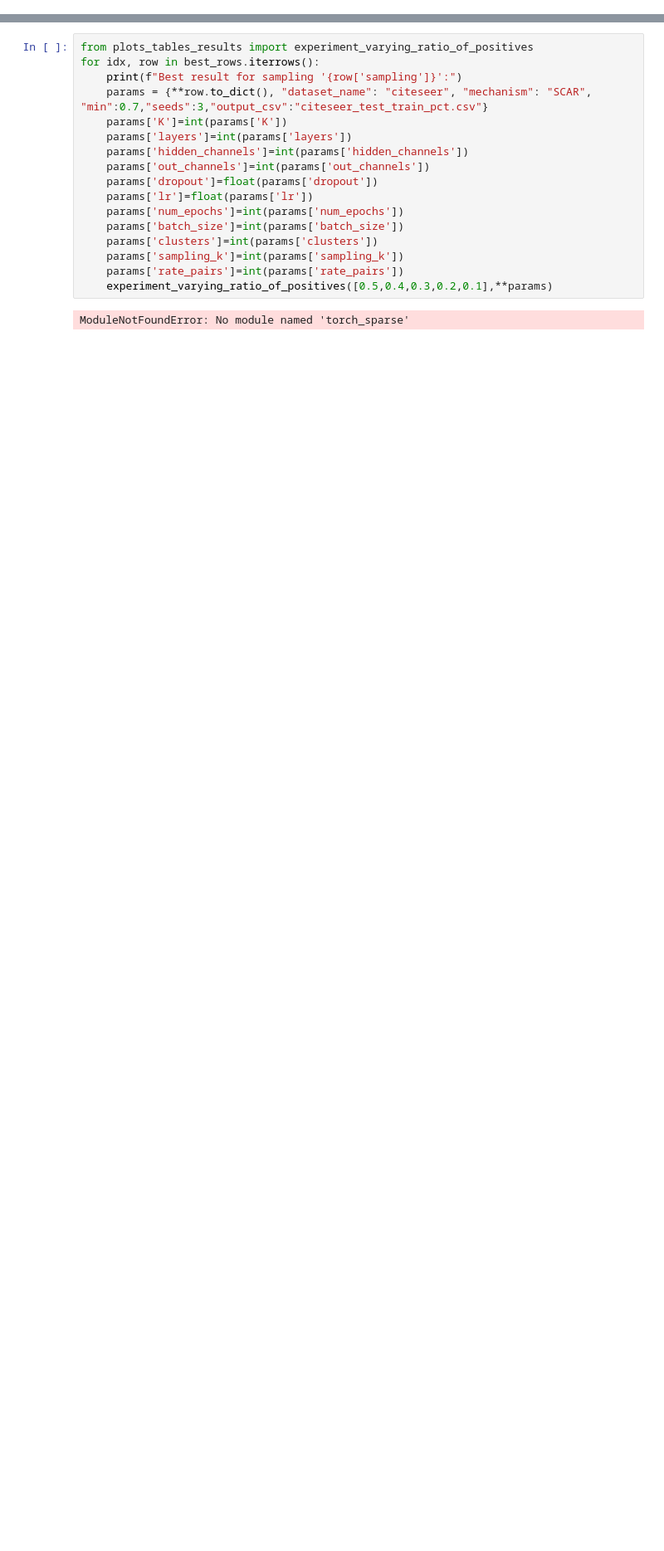
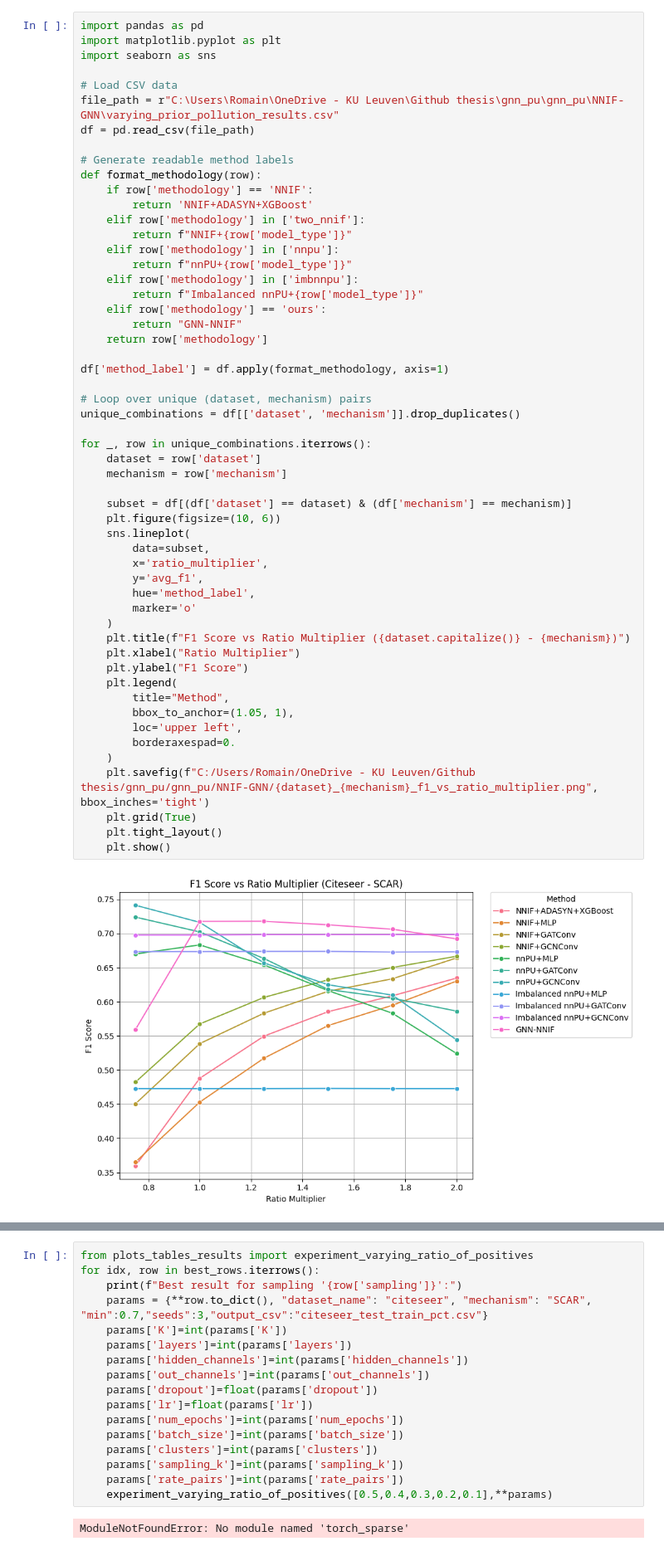
Before and after one commit to Romainkul/gnn_pu, a Jupyter notebook: NNIF-GNN/test.ipynb, the cells around one changed output, grey strips where cells are left out. Shown: that part at 83% size. Drawn from its saved outputs; the diff is of its cells as text; blank space fills up the shorter version.

```diff
--- a/NNIF-GNN/test.ipynb
+++ b/NNIF-GNN/test.ipynb
@@ -55,0 +157,56 @@ def aggregate_experiment_results(dataset_name: str, name_filter: str = "scar", v
+# %%
+import pandas as pd
+import matplotlib.pyplot as plt
+import seaborn as sns
+
+# Load CSV data
+file_path = r"C:\Users\Romain\OneDrive - KU Leuven\Github thesis\gnn_pu\gnn_pu\NNIF-GNN\varying_prior_pollution_results.csv"
+df = pd.read_csv(file_path)
+
+# Generate readable method labels
+def format_methodology(row):
+    if row['methodology'] == 'NNIF':
+        return 'NNIF+ADASYN+XGBoost'
+    elif row['methodology'] in ['two_nnif']:
+        return f"NNIF+{row['model_type']}"
+    elif row['methodology'] in ['nnpu']:
+        return f"nnPU+{row['model_type']}"
+    elif row['methodology'] in ['imbnnpu']:
+        return f"Imbalanced nnPU+{row['model_type']}"
+    elif row['methodology'] == 'ours':
+        return "GNN-NNIF"
+    return row['methodology']
+
+df['method_label'] = df.apply(format_methodology, axis=1)
+
+# Loop over unique (dataset, mechanism) pairs
+unique_combinations = df[['dataset', 'mechanism']].drop_duplicates()
+
+for _, row in unique_combinations.iterrows():
+    dataset = row['dataset']
+    mechanism = row['mechanism']
+
+    subset = df[(df['dataset'] == dataset) & (df['mechanism'] == mechanism)]
+    plt.figure(figsize=(10, 6))
+    sns.lineplot(
+        data=subset,
+        x='ratio_multiplier',
+        y='avg_f1',
+        hue='method_label',
+        marker='o'
+    )
+    plt.title(f"F1 Score vs Ratio Multiplier ({dataset.capitalize()} - {mechanism})")
+    plt.xlabel("Ratio Multiplier")
+    plt.ylabel("F1 Score")
+    plt.legend(
+        title="Method",
+        bbox_to_anchor=(1.05, 1),
+        loc='upper left',
+        borderaxespad=0.
+    )
+    plt.savefig(f"C:/Users/Romain/OneDrive - KU Leuven/Github thesis/gnn_pu/gnn_pu/NNIF-GNN/{dataset}_{mechanism}_f1_vs_ratio_multiplier.png", bbox_inches='tight')
+    plt.grid(True)
+    plt.tight_layout()
+    plt.show()
+# %% [output]
+[figure, added]
```
Also changed, not shown: parts of 7 cells of this notebook, 16 other files.
